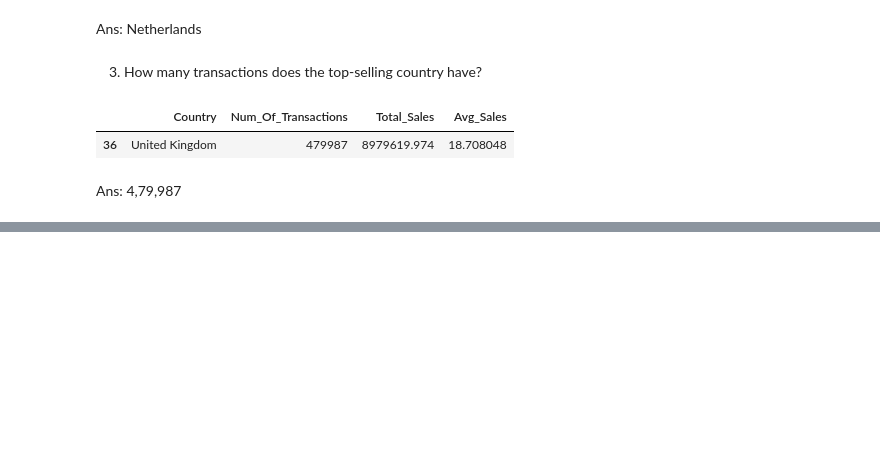
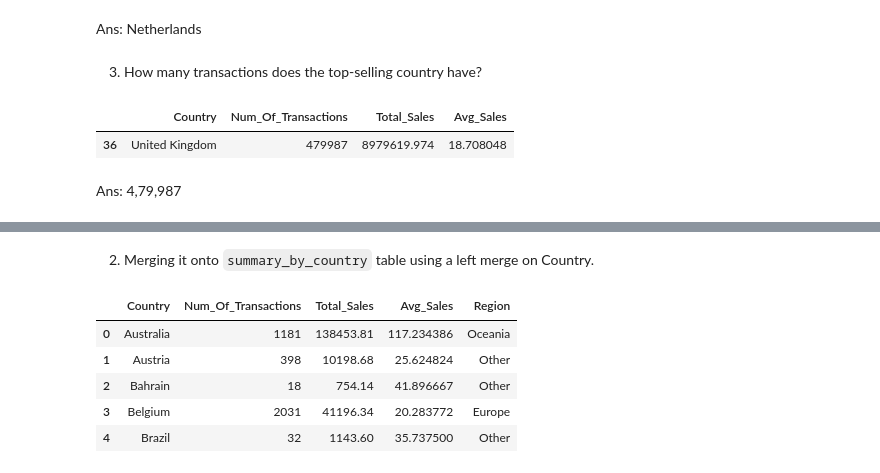
Before and after one commit to VishnuCodes96/Rebounce-Applied-AI-and-Analytics-Codes, a Jupyter notebook: python_301.ipynb, the cells around one changed output, grey strips where cells are left out. Cells and saved outputs as stored; diff of their text form; code cells hidden in the pictures; blank space fills up the shorter version.

Commit message:
Finished Part 6 Merge & Analysis

```diff
--- a/python_301.ipynb
+++ b/python_301.ipynb
@@ -300,0 +303,14 @@ Ans: 4,79,987
+# %%
+region_lookup = {
+    "United Kingdom": "Europe",
+    "France": "Europe",
+    "Germany": "Europe",
+    "Spain": "Europe",
+    "Netherlands": "Europe",
+    "Belgium": "Europe",
+    "Switzerland": "Europe",
+    "Portugal": "Europe",
+    "Australia": "Oceania",
+    "Japan": "Asia",
+    "USA": "Americas",
+  }
@@ -300,0 +319,3 @@ Ans: 4,79,987
+# %%
+region_lookup_df = pd.DataFrame(list(region_lookup.items()),columns=["Country","Region"])
+region_lookup_df.head()
@@ -300,0 +329,13 @@ Ans: 4,79,987
+# %% [markdown]
+2. Merging it onto `summary_by_country` table using a left merge on Country.
+# %%
+country_region_merge_df = pd.merge(summary_by_country, region_lookup_df, on='Country', how='left')
+country_region_merge_df['Region'] = country_region_merge_df['Region'].fillna("Other")
+country_region_merge_df.head()
+# %% [output]
+|  | Country | Num_Of_Transactions | Total_Sales | Avg_Sales | Region |
+| 0 | Australia | 1181 | 138453.81 | 117.234386 | Oceania |
+| 1 | Austria | 398 | 10198.68 | 25.624824 | Other |
+| 2 | Bahrain | 18 | 754.14 | 41.896667 | Other |
+| 3 | Belgium | 2031 | 41196.34 | 20.283772 | Europe |
+| 4 | Brazil | 32 | 1143.60 | 35.737500 | Other |
```
Also changed, not shown: parts of 8 cells of this notebook.
